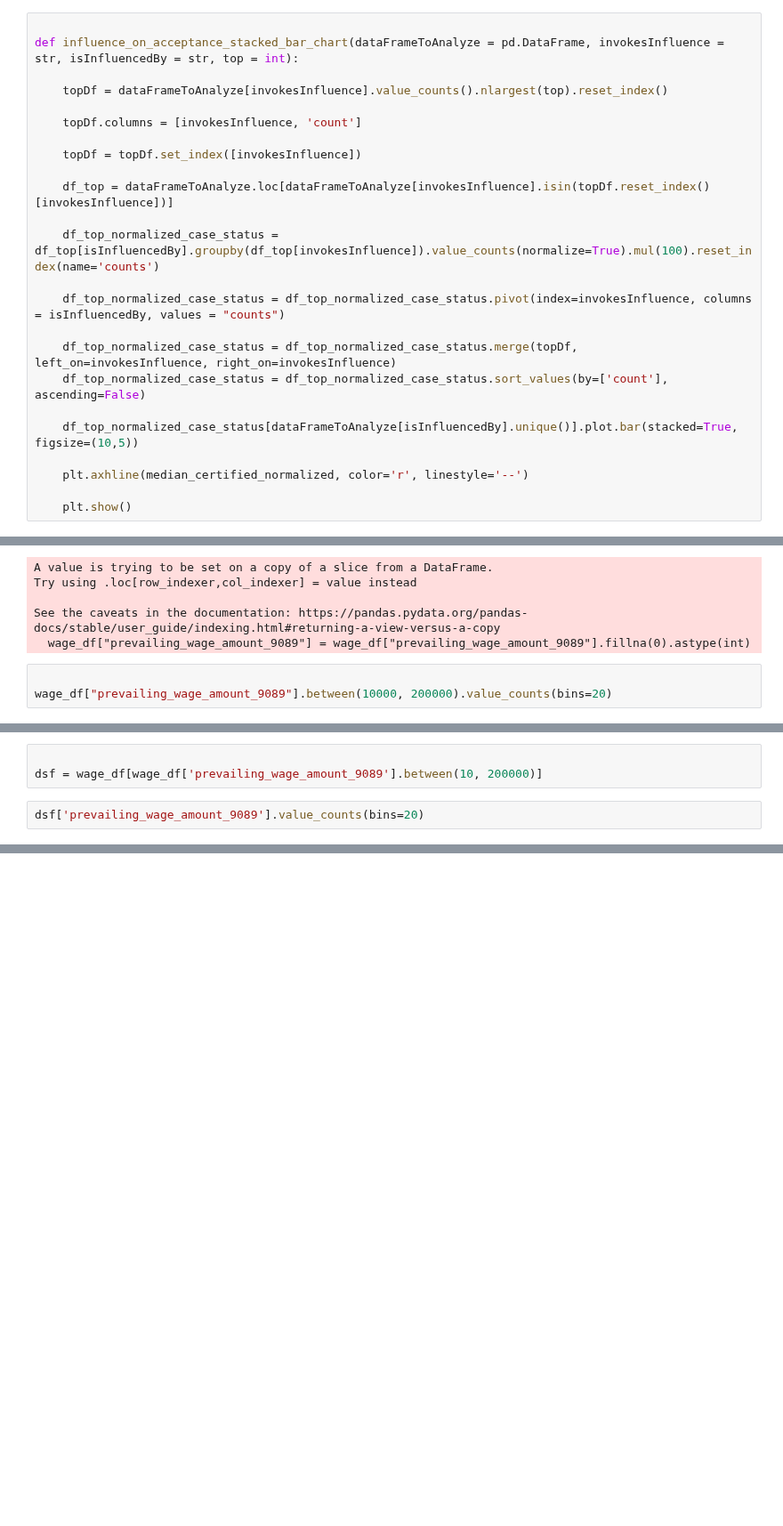
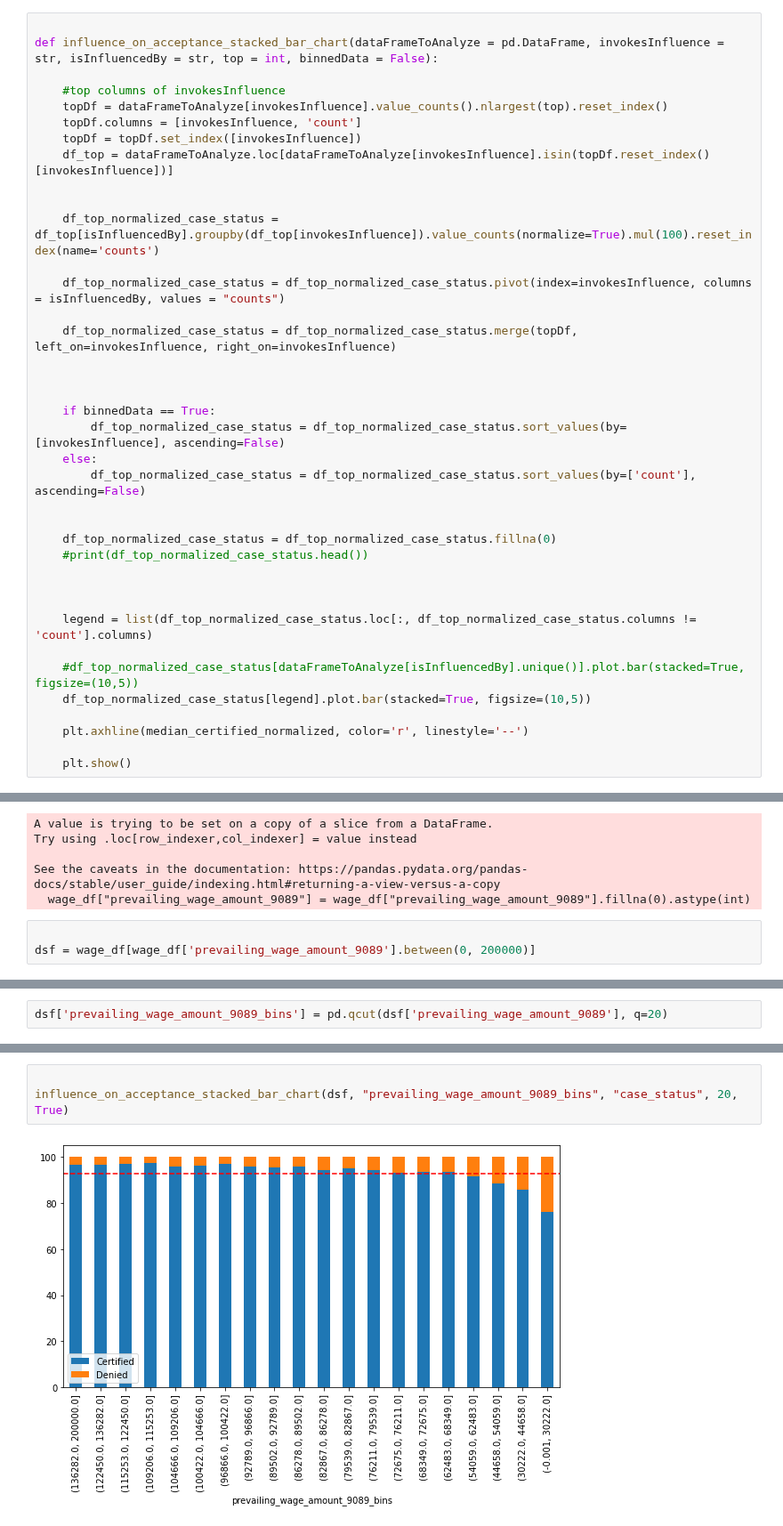
Before and after one commit to andy8001/python_visa, a Jupyter notebook: analysis/factorsInfluencingTheAcceptanceOfApplications.ipynb, the cells around one changed output, grey strips where cells are left out. Shown at 89% size. Saved outputs shown, nothing was run; the diff lists cells and outputs as text; blank space fills up the shorter version.

```diff
--- a/analysis/factorsInfluencingTheAcceptanceOfApplications.ipynb
+++ b/analysis/factorsInfluencingTheAcceptanceOfApplications.ipynb
@@ -179,24 +179,38 @@ If the apllication is associated with a country_of_citizenship of Mexico or the
 ## The Influence of the employer_name
 # %%
 
-def influence_on_acceptance_stacked_bar_chart(dataFrameToAnalyze = pd.DataFrame, invokesInfluence = str, isInfluencedBy = str, top = int):
+def influence_on_acceptance_stacked_bar_chart(dataFrameToAnalyze = pd.DataFrame, invokesInfluence = str, isInfluencedBy = str, top = int, binnedData = False):
 
+    #top columns of invokesInfluence
     topDf = dataFrameToAnalyze[invokesInfluence].value_counts().nlargest(top).reset_index()
+    topDf.columns = [invokesInfluence, 'count']
+    topDf = topDf.set_index([invokesInfluence])
+    df_top = dataFrameToAnalyze.loc[dataFrameToAnalyze[invokesInfluence].isin(topDf.reset_index()[invokesInfluence])]
 
-    topDf.columns = [invokesInfluence, 'count']
-
-    topDf = topDf.set_index([invokesInfluence])
-
-    df_top = dataFrameToAnalyze.loc[dataFrameToAnalyze[invokesInfluence].isin(topDf.reset_index()[invokesInfluence])]
 
     df_top_normalized_case_status = df_top[isInfluencedBy].groupby(df_top[invokesInfluence]).value_counts(normalize=True).mul(100).reset_index(name='counts')
 
     df_top_normalized_case_status = df_top_normalized_case_status.pivot(index=invokesInfluence, columns = isInfluencedBy, values = "counts")
 
     df_top_normalized_case_status = df_top_normalized_case_status.merge(topDf, left_on=invokesInfluence, right_on=invokesInfluence)
-    df_top_normalized_case_status = df_top_normalized_case_status.sort_values(by=['count'], ascending=False)
 
-    df_top_normalized_case_status[dataFrameToAnalyze[isInfluencedBy].unique()].plot.bar(stacked=True, figsize=(10,5))
+
+
+    if binnedData == True:
+        df_top_normalized_case_status = df_top_normalized_case_status.sort_values(by=[invokesInfluence], ascending=False)
+    else:
+        df_top_normalized_case_status = df_top_normalized_case_status.sort_values(by=['count'], ascending=False)
+
+
+    df_top_normalized_case_status = df_top_normalized_case_status.fillna(0)
+    #print(df_top_normalized_case_status.head())
+
+
+
+    legend = list(df_top_normalized_case_status.loc[:, df_top_normalized_case_status.columns != 'count'].columns)
+
+    #df_top_normalized_case_status[dataFrameToAnalyze[isInfluencedBy].unique()].plot.bar(stacked=True, figsize=(10,5))
+    df_top_normalized_case_status[legend].plot.bar(stacked=True, figsize=(10,5))
 
     plt.axhline(median_certified_normalized, color='r', linestyle='--')
 
@@ -262,4 +249,4 @@ See the caveats in the documentation: https://pandas.pydata.org/pandas-docs/stab
   wage_df["prevailing_wage_amount_9089"] = wage_df["prevailing_wage_amount_9089"].fillna(0).astype(int)
 # %%
 
-wage_df["prevailing_wage_amount_9089"].between(10000, 200000).value_counts(bins=20)
+dsf = wage_df[wage_df['prevailing_wage_amount_9089'].between(0, 200000)]
@@ -284,6 +253,3 @@ Name: prevailing_wage_amount_9089, dtype: int64
-# %%
-
-dsf = wage_df[wage_df['prevailing_wage_amount_9089'].between(10, 200000)]
 # %%
-dsf['prevailing_wage_amount_9089'].value_counts(bins=20)
+dsf['prevailing_wage_amount_9089_bins'] = pd.qcut(dsf['prevailing_wage_amount_9089'], q=20)
 # %% [output]
@@ -306,0 +261,5 @@ Name: prevailing_wage_amount_9089, dtype: int64
+# %%
+
+influence_on_acceptance_stacked_bar_chart(dsf, "prevailing_wage_amount_9089_bins", "case_status", 20, True)
+# %% [output]
+[figure, added]
```
Also changed, not shown: parts of 12 cells of this notebook, 3 other files.
